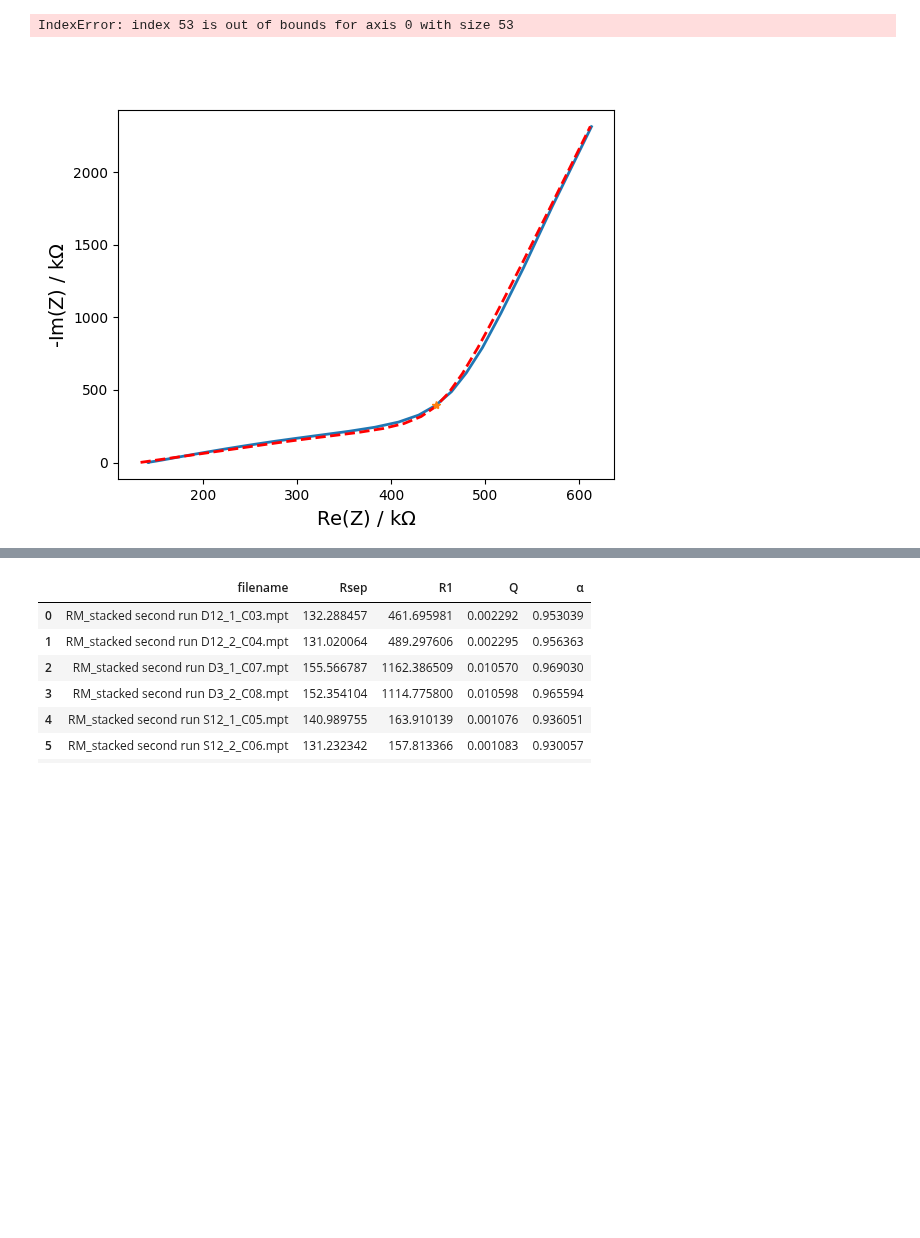
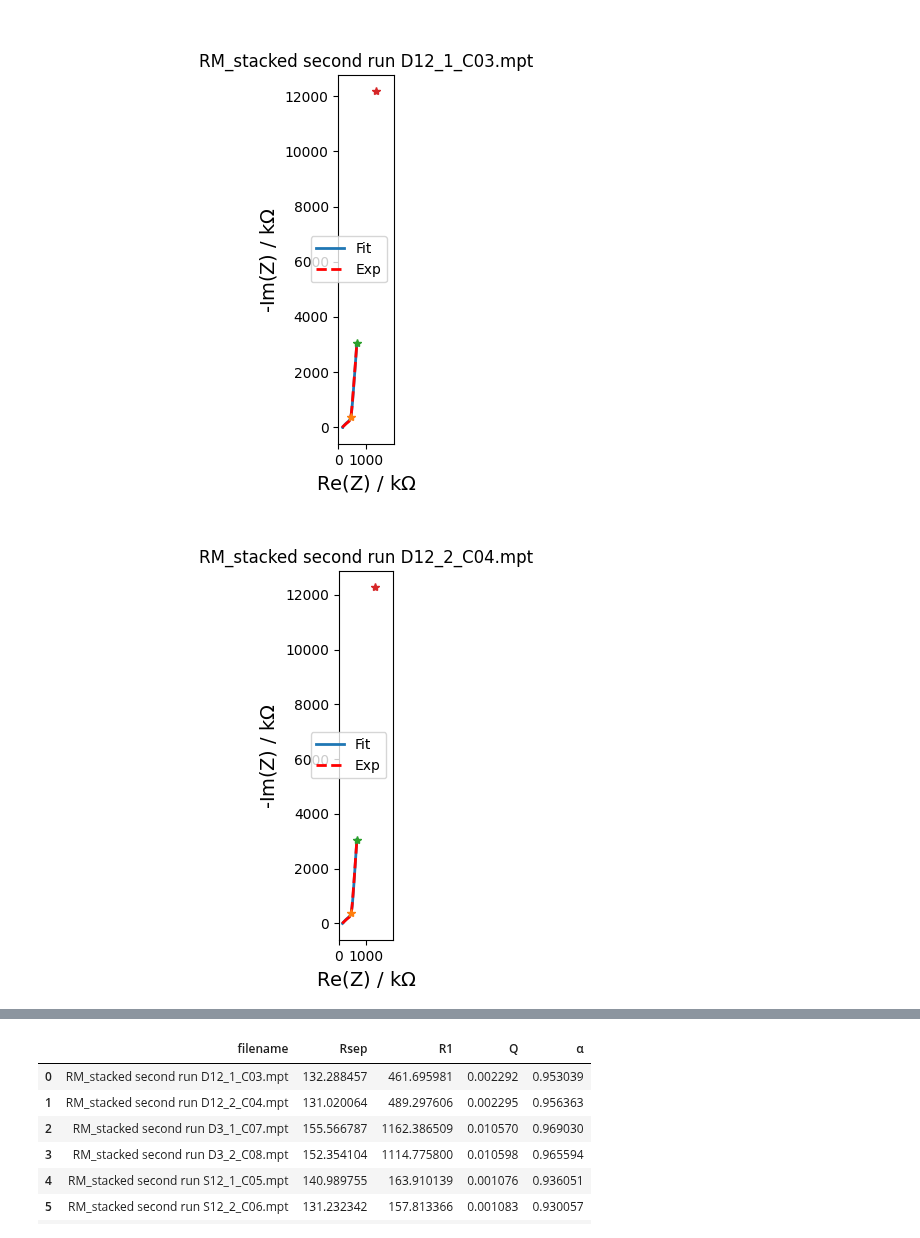
Before and after one commit to Yugal0/fitting-experimental, a Jupyter notebook: code/single type electrode.ipynb, the cells around one changed output, grey strips where cells are left out. Cells and saved outputs as stored; diff of their text form; code cells hidden in the pictures; blank space fills up the shorter version.

```diff
--- a/code/single type electrode.ipynb
+++ b/code/single type electrode.ipynb
@@ -20,8 +20,8 @@ def lin_fun(x,a,b):
     return a*(x+b)
 
 def find_turning_freq(f,z):
-    x=np.real(z)[-4:]
-    y=-np.imag(z)[-4:]
+    x=np.real(z)[-6:]
+    y=-np.imag(z)[-6:]
     popt, _ = scipy.optimize.curve_fit(lin_fun,x,y)
     x_intercept=popt[1]
     idx=find_index_of_nearest(np.imag(z),x_intercept)
@@ -29,14 +29,14 @@ def find_turning_freq(f,z):
     return freq_turn,idx,popt[0],popt[1]
 # %%
 folder_path=os.path.join("..","exp data","EIS mpt files","single type")
-file_path=os.path.join(folder_path,"RM_stacked second run D12_1_C03.mpt")
+file_path=os.path.join(folder_path,"RM_stacked second run S12_1_C05.mpt")
 f,z=readBioLogic(file_path)
 f_turn,idx,a,b=find_turning_freq(f,z)
 print(f_turn,idx)
 fig, ax=plt.subplots()
 ax.plot(np.real(z),-np.imag(z),"*")
 ax.plot(np.real(z[idx]),-np.imag(z[idx]),"*")
-xx=np.linspace(0,2000)
+xx=np.linspace(0,3000)
 yy=lin_fun(xx,a,b)
 ax.plot(xx,yy)
 ax.set_aspect("equal")
@@ -55,11 +55,14 @@ for file_name in os.listdir(folder_path):
     file_path=os.path.join(folder_path,file_name)
     f,z=readBioLogic(file_path)
 
+    f_orig=f
+    z_orig=z
+
     f_turn,idx,_,_=find_turning_freq(f,z)
     idx_l=find_index_of_nearest(f_turn/10,f)
 
-    f=f[0:idx_l]
-    z=z[0:idx_l]
+    f=f[0:idx_l+1]
+    z=z[0:idx_l+1]
 
     # if(file_name=="RM_stacked second run D3_1_C06.mpt"):
     #     f_low=6.65e-2/10
@@ -87,33 +90,34 @@ for file_name in os.listdir(folder_path):
     ax.set_xlabel("Re(Z) / k$\Omega$",fontsize=14)
     ax.set_ylabel("-Im(Z) / k$\Omega}$ ",fontsize=14)
     ax.plot(np.real(z),-np.imag(z),linewidth=2)
     ax.plot(np.real(z_fitted),-np.imag(z_fitted),linewidth=2,linestyle="--",marker="",markerfacecolor="red",color="red",ms=4)
     ax.plot(np.real(z[idx]),-np.imag(z[idx]),"*")
-    ax.plot(np.real(z[idx_l]),-np.imag(z[idx_l]),"*")
+    ax.plot(np.real(z_orig[idx_l]),-np.imag(z_orig[idx_l]),"*")
+    ax.plot(np.real(z_orig[-1]),-np.imag(z_orig[-1]),"*")
 
     ax.legend(["Fit","Exp"])
     ax.set_title(file_name)
     ax.set_aspect("equal")
     ax.set_xlim(0,3*np.max(np.real(z)))
     # ax.set_ylim(0,)
     fig.savefig(f"../fitted plots/single/{file_name[:-4]}",dpi=700)
 
     if first_itr:
         data=[
             ["filename","Rsep","R1","Q","α"],
             [f"{file_name}",c.parameters_[0],c.parameters_[1],c.parameters_[2],c.parameters_[3]]
         ]
         first_itr=False
         with open(fcsv,"w",newline="",encoding='UTF-8') as csv_file:
             writer=csv.writer(csv_file)
             writer.writerows(data)
     else:
         data=[
             [f"{file_name}",c.parameters_[0],c.parameters_[1],c.parameters_[2],c.parameters_[3]]
         ]
         with open(fcsv,"a",newline="",encoding='UTF-8') as csv_file:
             writer=csv.writer(csv_file)
             writer.writerows(data)
 # %% [output]
-IndexError: index 53 is out of bounds for axis 0 with size 53
-[figure, old version]
+[figure, new version]
+[figure, added]
```
Also changed, not shown: parts of 2 cells of this notebook, 9 other files.
